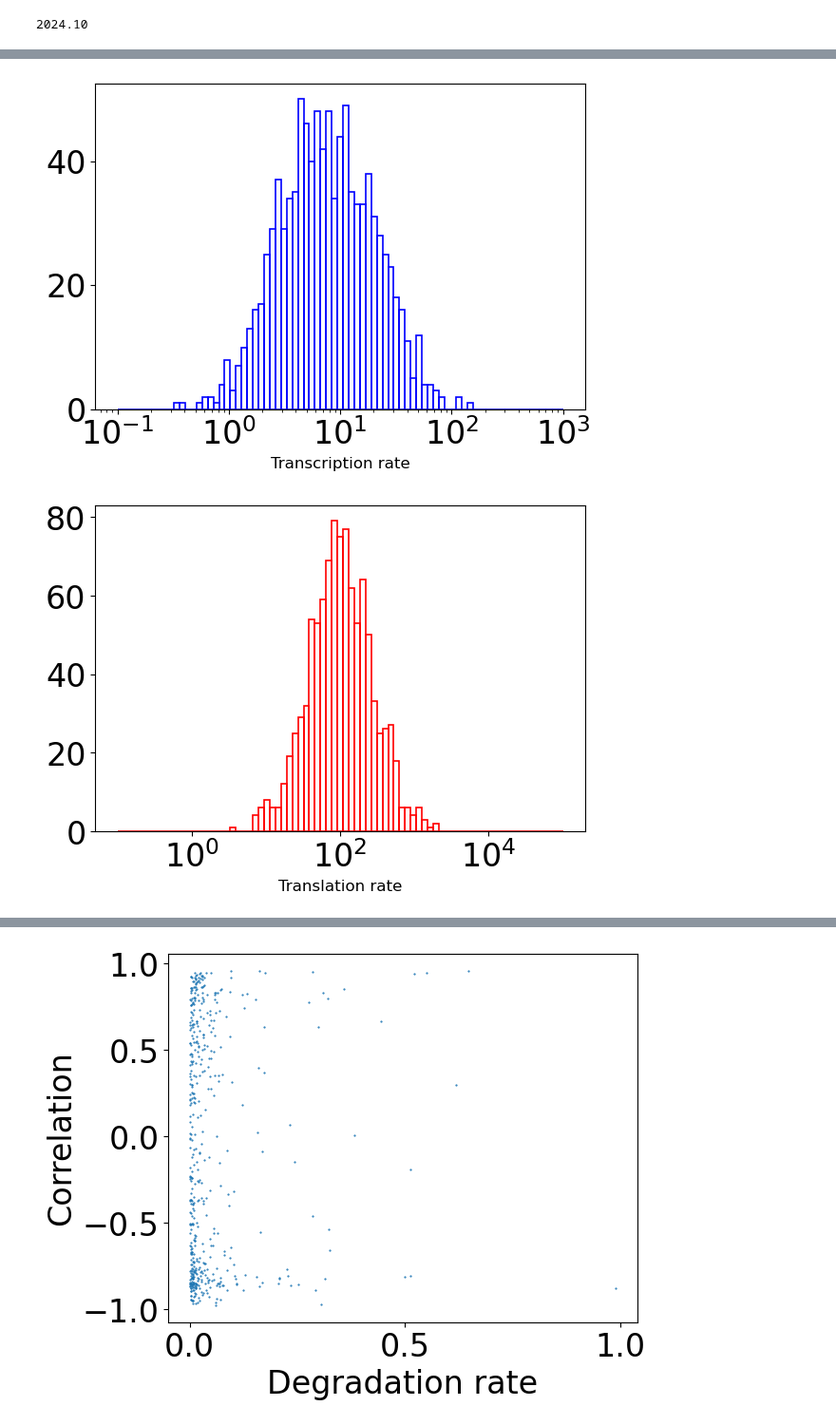
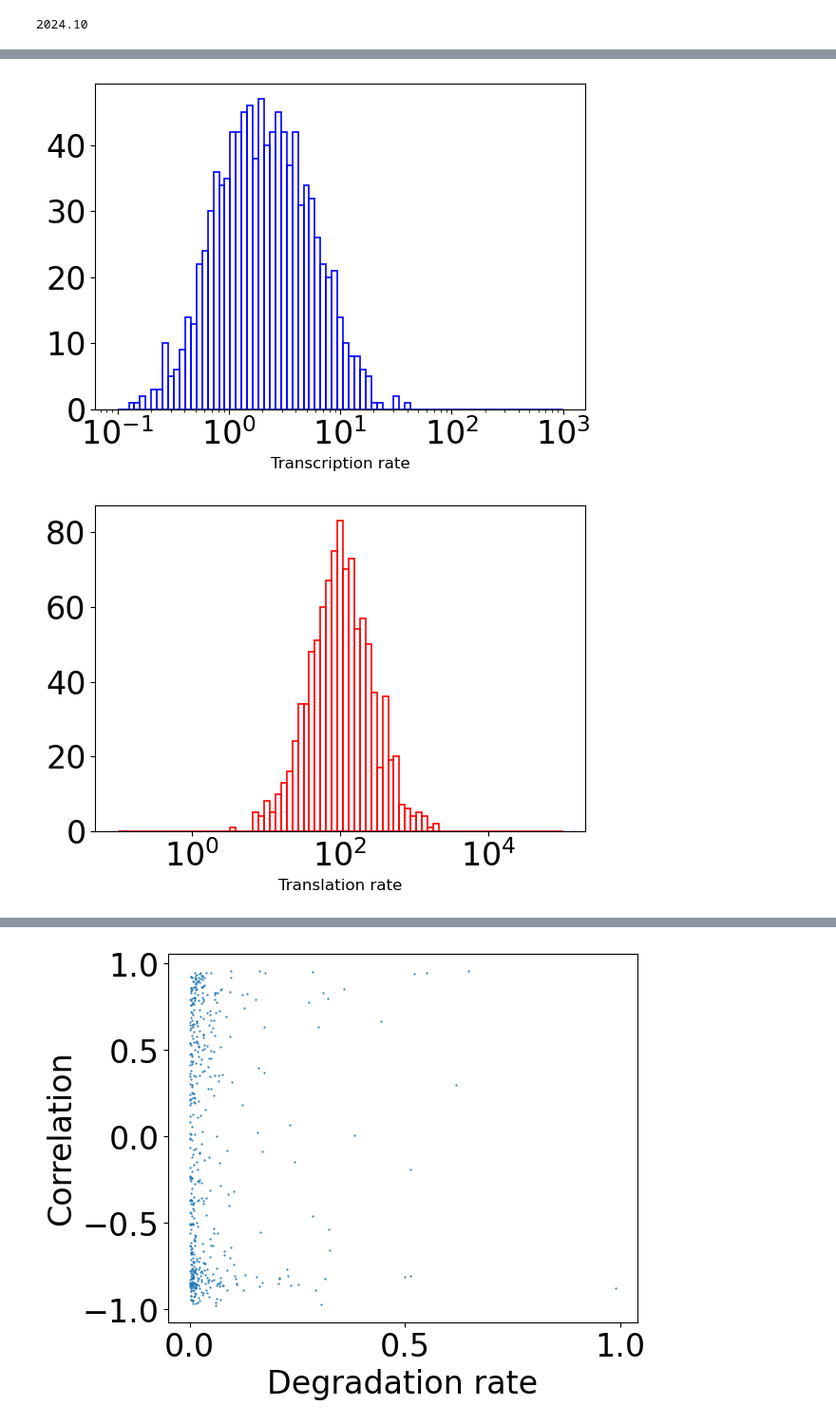
Before and after one commit to reliscu/chronocell_simulations, a Jupyter notebook: simulate_data.ipynb, the cells around one changed output, grey strips where cells are left out. Shown at 95% size. Cells and saved outputs as stored; diff of their text form; code cells hidden in the pictures.

```diff
--- a/simulate_data.ipynb
+++ b/simulate_data.ipynb
@@ -35,6 +37,8 @@ plt.axvline(x=5, color='r');
 # %%
+np.random.seed(0)
+
 # Transcription rate
-alpha_mu = 2
+alpha_mu = np.log(2) # 2
 alpha_sd = 1
 
 # Translation rate
@@ -43,42 +47,40 @@ transl_rate_sd = 1
 
 # Transcription rates and translation rates are assumed to be correlated
 
-rho = .3
+rho = .4
 cov = [[alpha_sd**2, rho * alpha_sd * transl_rate_sd],
        [rho * alpha_sd * transl_rate_sd, transl_rate_sd**2]]
-
-np.random.seed(0)
 log_vals = np.random.multivariate_normal(mean=[alpha_mu, transl_rate_mu], cov=cov, size=n)
 
 # Exponentiate to get correlated log-normal variables
 alpha = np.exp(log_vals[:, 0])
 transl_rate = np.exp(log_vals[:, 1])
 
 # Plot
 
 # Transcription rates
 log_bins = np.logspace(-1, 3, 80)
 plt.hist(alpha, bins=log_bins, edgecolor='blue', facecolor='none', linewidth=1.2)
 plt.xscale('log')
 plt.xlabel('Transcription rate', fontsize=12)
 plt.tight_layout()
 plt.show()
 
 # Translation rates
 log_bins = np.logspace(-1, 5, 80)
 plt.hist(transl_rate, bins=log_bins, edgecolor='red', facecolor='none', linewidth=1.2)
 plt.xscale('log')
 plt.xlabel('Translation rate', fontsize=12)
 plt.tight_layout()
 plt.show()
 
 # Plot alpha vs. beta
 plt.scatter(alpha, transl_rate, alpha=0.3, s=10);
 plt.xscale('log')
 plt.yscale('log')
 plt.xlabel('Transcription rate')
 plt.ylabel('Translation rate')
 plt.show()
 # %% [output]
-[figure, old version]
+[figure, new version]
-[figure, old version]
+[figure, new version]
```
Also changed, not shown: parts of 12 cells of this notebook.
